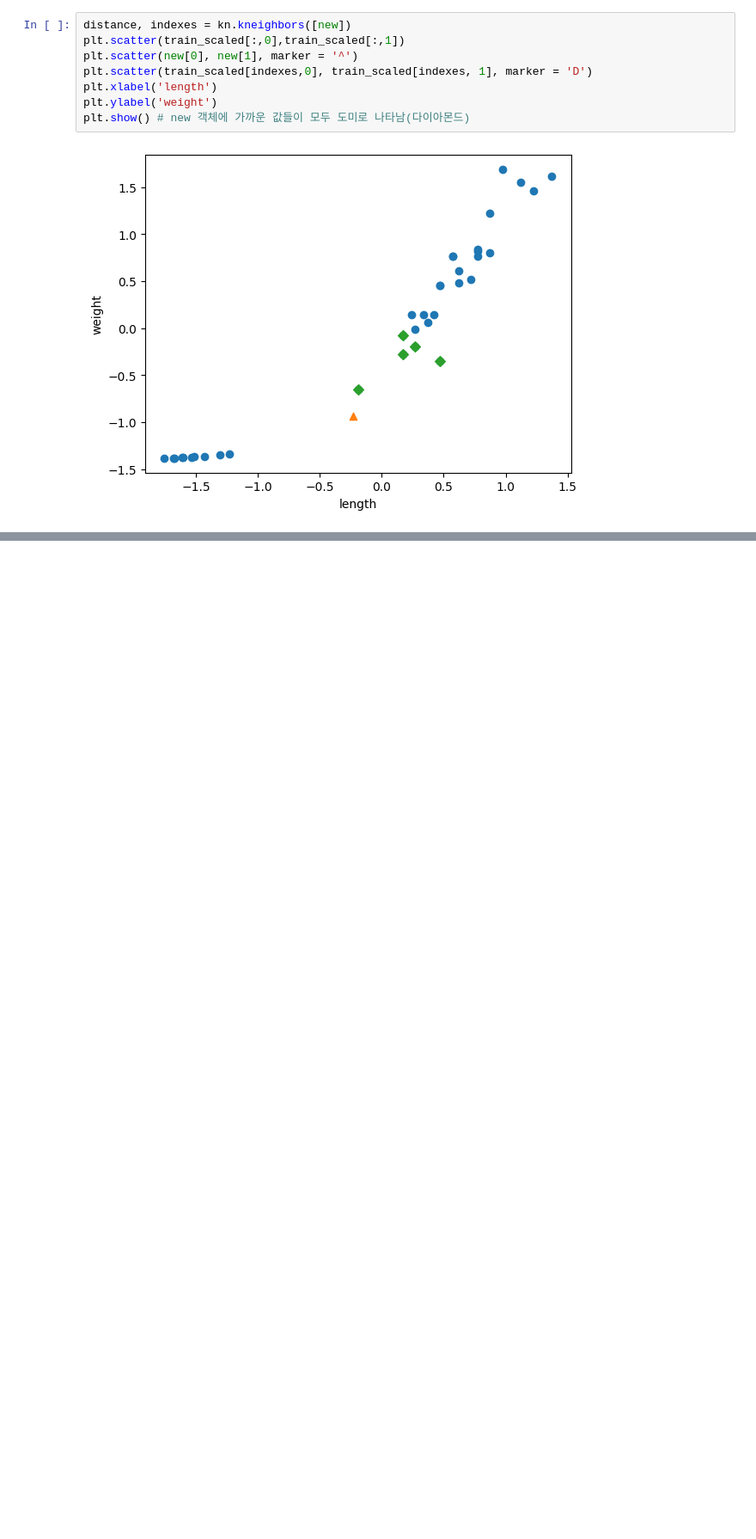
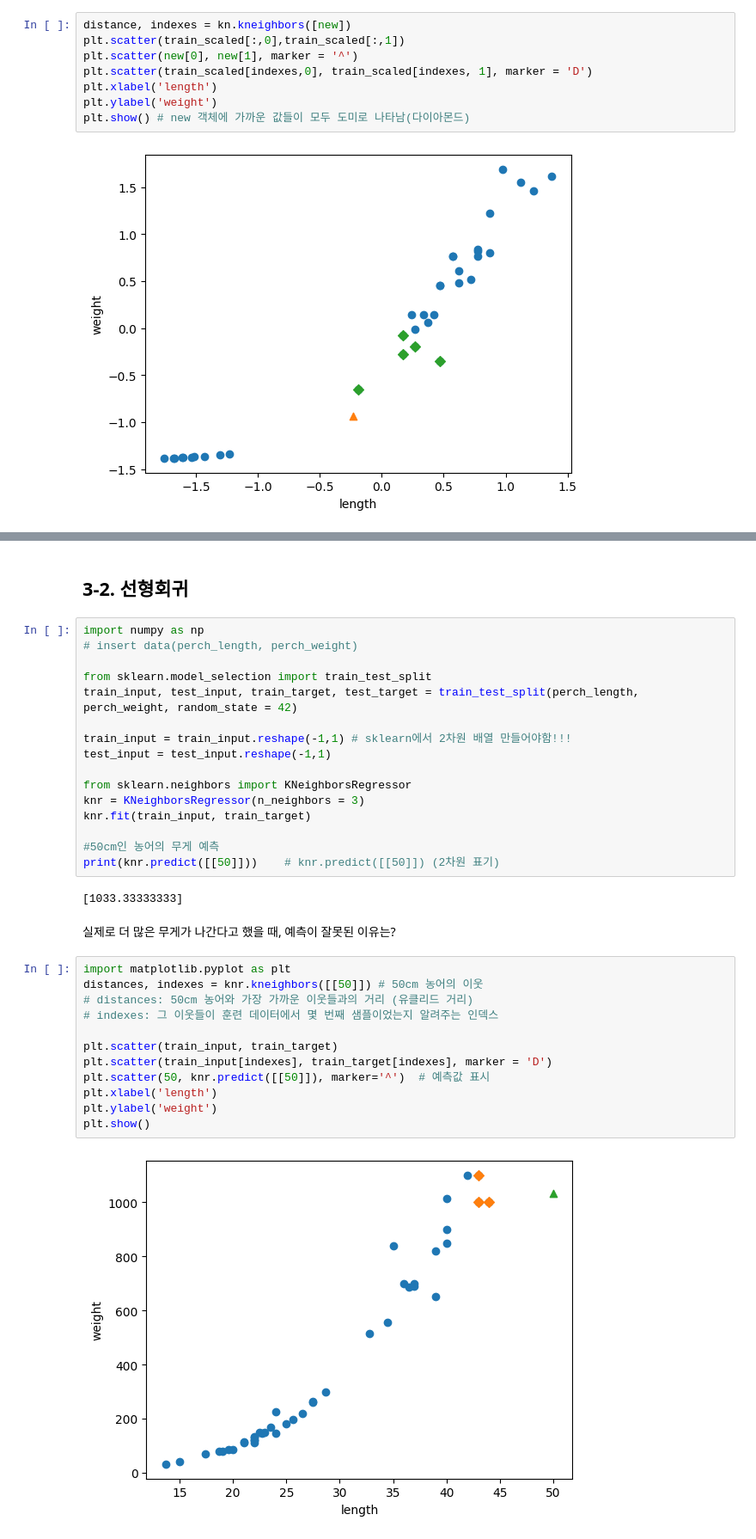
Before and after one commit to allyreum/alone_MDL, a Jupyter notebook: 혼공머신.ipynb, the cells around one changed output, grey strips where cells are left out. Shown at 86% size. Saved outputs shown, nothing was run; the diff lists cells and outputs as text; blank space fills up the shorter version.

```diff
--- a/혼공머신.ipynb
+++ b/혼공머신.ipynb
@@ -403,0 +472,36 @@ plt.show() # new 객체에 가까운 값들이 모두 도미로 나타남(다이
+# %% [markdown]
+## 3-2. 선형회귀
+# %%
+import numpy as np
+# insert data(perch_length, perch_weight)
+
+from sklearn.model_selection import train_test_split
+train_input, test_input, train_target, test_target = train_test_split(perch_length, perch_weight, random_state = 42)
+
+train_input = train_input.reshape(-1,1) # sklearn에서 2차원 배열 만들어야함!!!
+test_input = test_input.reshape(-1,1)
+
+from sklearn.neighbors import KNeighborsRegressor
+knr = KNeighborsRegressor(n_neighbors = 3)
+knr.fit(train_input, train_target)
+
+#50cm인 농어의 무게 예측
+print(knr.predict([[50]]))    # knr.predict([[50]]) (2차원 표기)
+# %% [output]
+[1033.33333333]
+# %% [markdown]
+실제로 더 많은 무게가 나간다고 했을 때, 예측이 잘못된 이유는?
+# %%
+import matplotlib.pyplot as plt
+distances, indexes = knr.kneighbors([[50]]) # 50cm 농어의 이웃
+# distances: 50cm 농어와 가장 가까운 이웃들과의 거리 (유클리드 거리)
+# indexes: 그 이웃들이 훈련 데이터에서 몇 번째 샘플이었는지 알려주는 인덱스
+
+plt.scatter(train_input, train_target)
+plt.scatter(train_input[indexes], train_target[indexes], marker = 'D')
+plt.scatter(50, knr.predict([[50]]), marker='^')  # 예측값 표시
+plt.xlabel('length')
+plt.ylabel('weight')
+plt.show()
+# %% [output]
+[figure, added]
```
Also changed, not shown: parts of 69 cells of this notebook.
